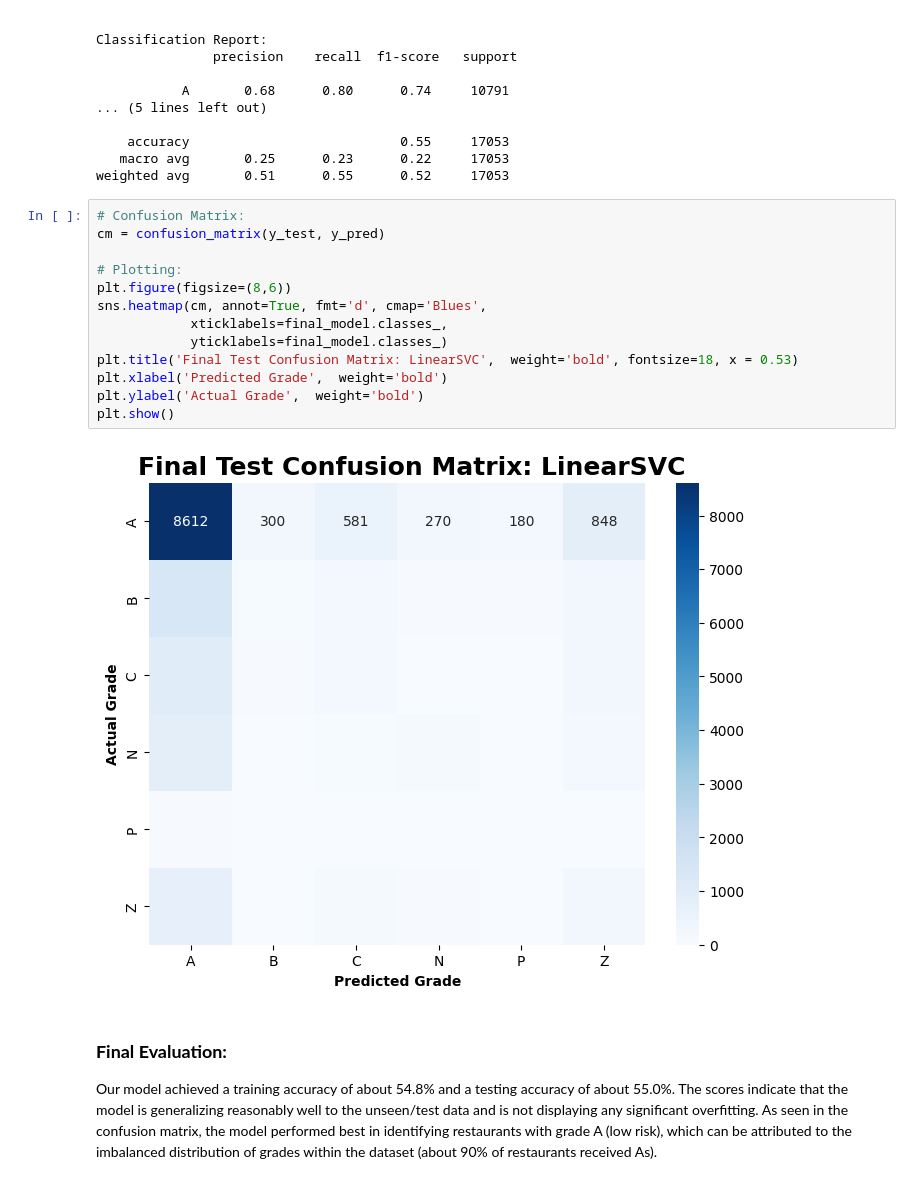
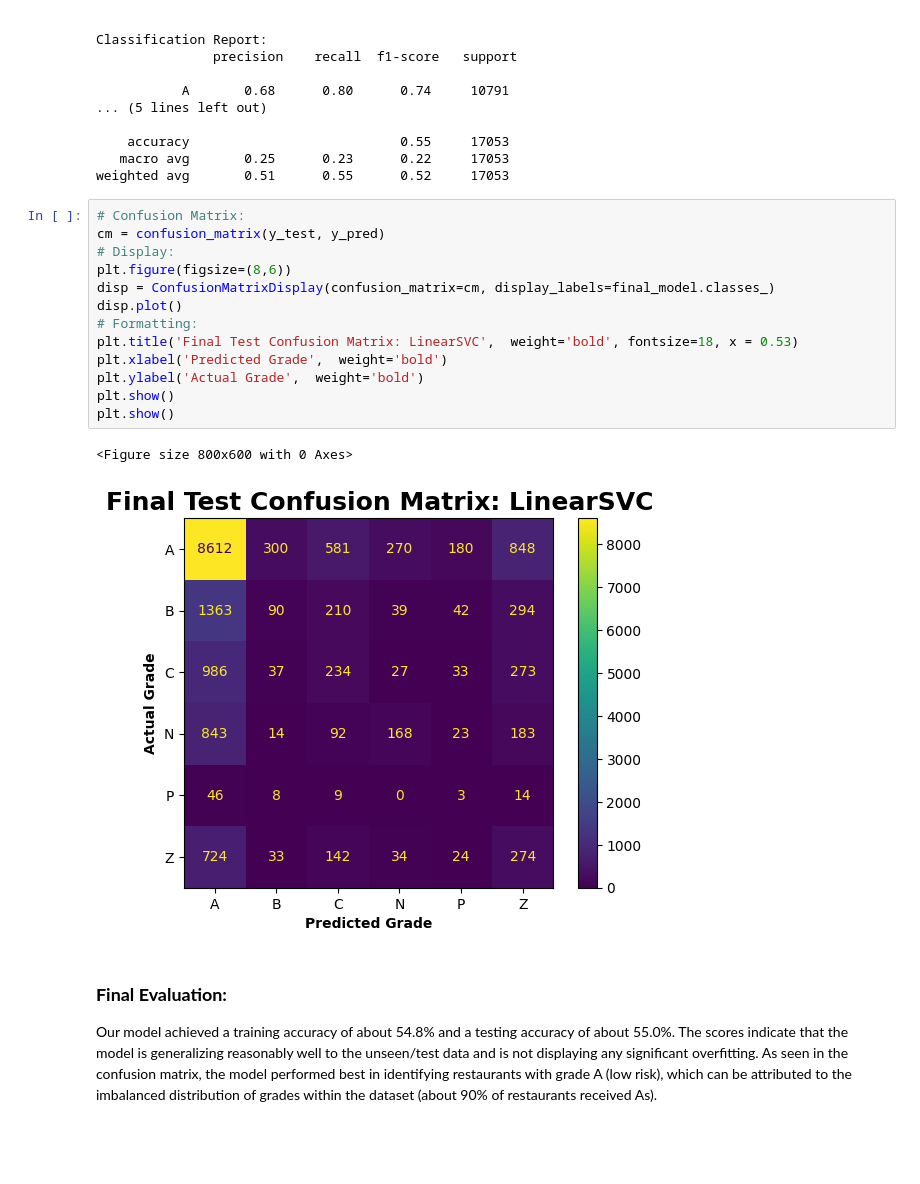
Before and after one commit to rameezrauf/ds_4022_final_project, a Jupyter notebook: notebooks/final_test_set_eval.ipynb, the cells around one changed output. Cells and saved outputs as stored; diff of their text form; blank space fills up the shorter version.

Commit message:
fixed confusion matrix display

```diff
--- a/notebooks/final_test_set_eval.ipynb
+++ b/notebooks/final_test_set_eval.ipynb
@@ -117,18 +118,19 @@ weighted avg       0.51      0.55      0.52     17053
 # %%
 # Confusion Matrix:
 cm = confusion_matrix(y_test, y_pred)
-
-# Plotting:
+# Display:
 plt.figure(figsize=(8,6))
-sns.heatmap(cm, annot=True, fmt='d', cmap='Blues',
-            xticklabels=final_model.classes_,
-            yticklabels=final_model.classes_)
+disp = ConfusionMatrixDisplay(confusion_matrix=cm, display_labels=final_model.classes_)
+disp.plot()
+# Formatting:
 plt.title('Final Test Confusion Matrix: LinearSVC',  weight='bold', fontsize=18, x = 0.53)
 plt.xlabel('Predicted Grade',  weight='bold')
 plt.ylabel('Actual Grade',  weight='bold')
 plt.show()
+plt.show()
 # %% [output]
+<Figure size 800x600 with 0 Axes>
-[figure, old version]
+[figure, new version]
 # %% [markdown]
 ### **Final Evaluation:**
 
```
Also changed, not shown: parts of 1 cell of this notebook.
